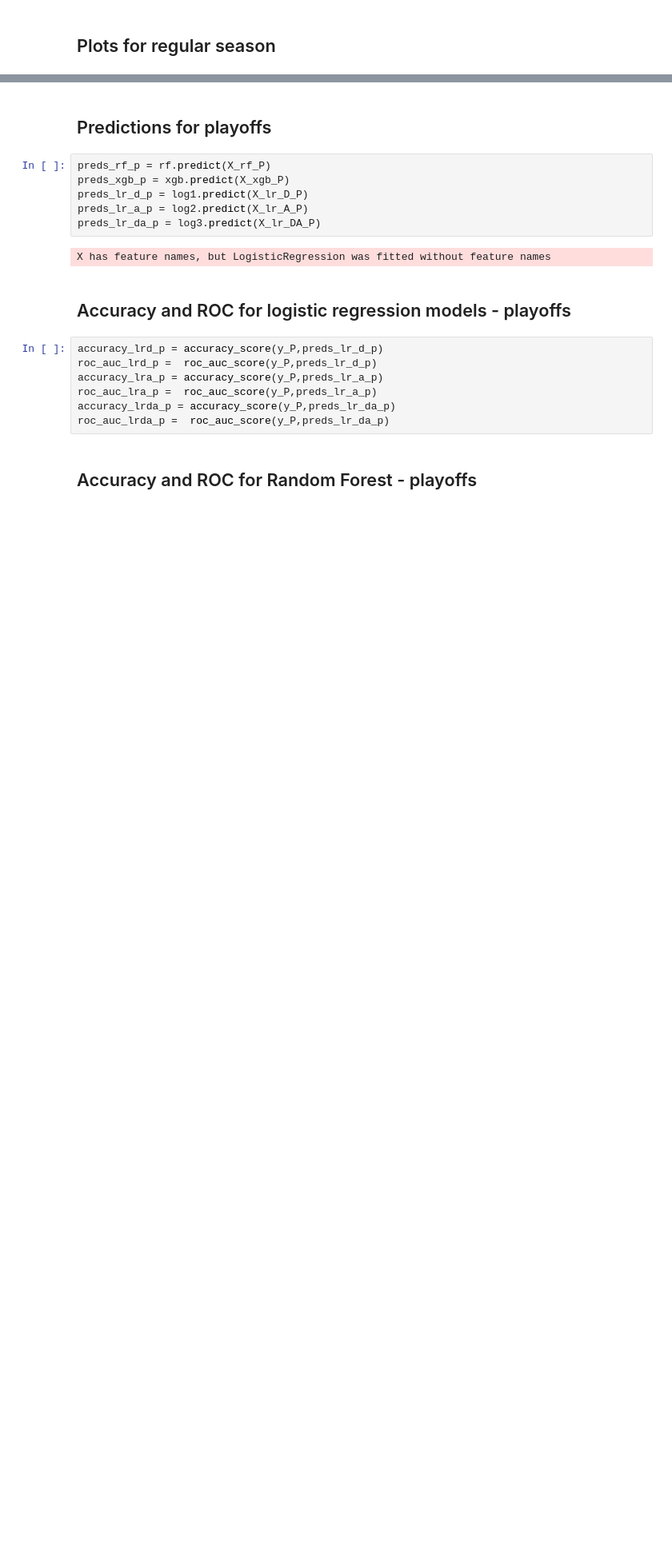
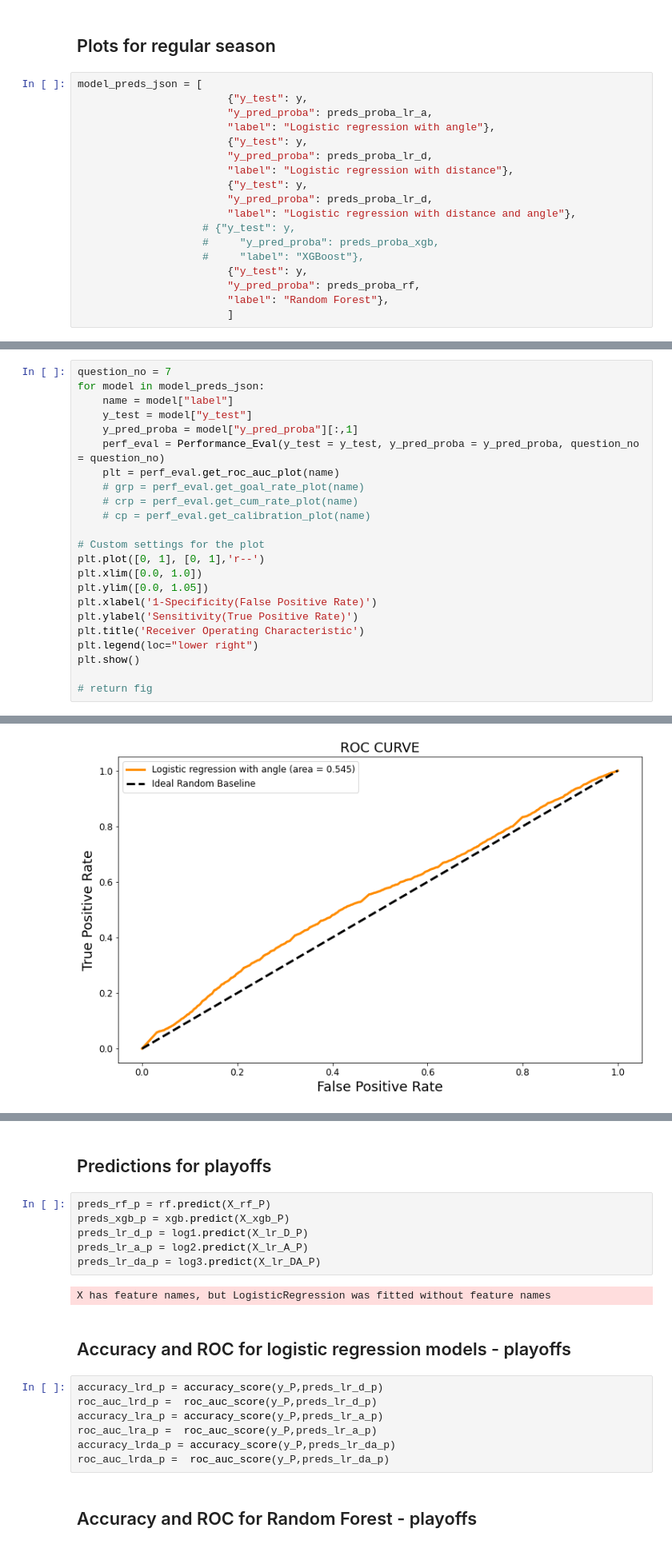
Before and after one commit to KrishnaManeeshaDendukuri/ift6758, a Jupyter notebook: ift6758-project-template-main/notebooks/Question_7_M2.ipynb, the cells around one changed output, grey strips where cells are left out. Shown at 80% size. Saved outputs shown, nothing was run; the diff lists cells and outputs as text; blank space fills up the shorter version.

```diff
--- a/ift6758-project-template-main/notebooks/Question_7_M2.ipynb
+++ b/ift6758-project-template-main/notebooks/Question_7_M2.ipynb
@@ -123,2 +180,20 @@ report_xgb = classification_report(y, preds_xgb, output_dict=True)
 # %% [markdown]
 ## Plots for regular season
+# %%
+model_preds_json = [
+                        {"y_test": y,
+                        "y_pred_proba": preds_proba_lr_a,
+                        "label": "Logistic regression with angle"},
+                        {"y_test": y,
+                        "y_pred_proba": preds_proba_lr_d,
+                        "label": "Logistic regression with distance"},
+                        {"y_test": y,
+                        "y_pred_proba": preds_proba_lr_d,
+                        "label": "Logistic regression with distance and angle"},
+                    # {"y_test": y,
+                    #     "y_pred_proba": preds_proba_xgb,
+                    #     "label": "XGBoost"},
+                        {"y_test": y,
+                        "y_pred_proba": preds_proba_rf,
+                        "label": "Random Forest"},
+                        ]
@@ -124,0 +336,24 @@ report_xgb = classification_report(y, preds_xgb, output_dict=True)
+# %%
+question_no = 7
+for model in model_preds_json:
+    name = model["label"]
+    y_test = model["y_test"]
+    y_pred_proba = model["y_pred_proba"][:,1]
+    perf_eval = Performance_Eval(y_test = y_test, y_pred_proba = y_pred_proba, question_no = question_no)
+    plt = perf_eval.get_roc_auc_plot(name)
+    # grp = perf_eval.get_goal_rate_plot(name)
+    # crp = perf_eval.get_cum_rate_plot(name)
+    # cp = perf_eval.get_calibration_plot(name)
+
+# Custom settings for the plot
+plt.plot([0, 1], [0, 1],'r--')
+plt.xlim([0.0, 1.0])
+plt.ylim([0.0, 1.05])
+plt.xlabel('1-Specificity(False Positive Rate)')
+plt.ylabel('Sensitivity(True Positive Rate)')
+plt.title('Receiver Operating Characteristic')
+plt.legend(loc="lower right")
+plt.show()
+
+# return fig
+# %% [output]
@@ -124,0 +361 @@ report_xgb = classification_report(y, preds_xgb, output_dict=True)
+[figure, added]
```
Also changed, not shown: parts of 24 cells of this notebook.
